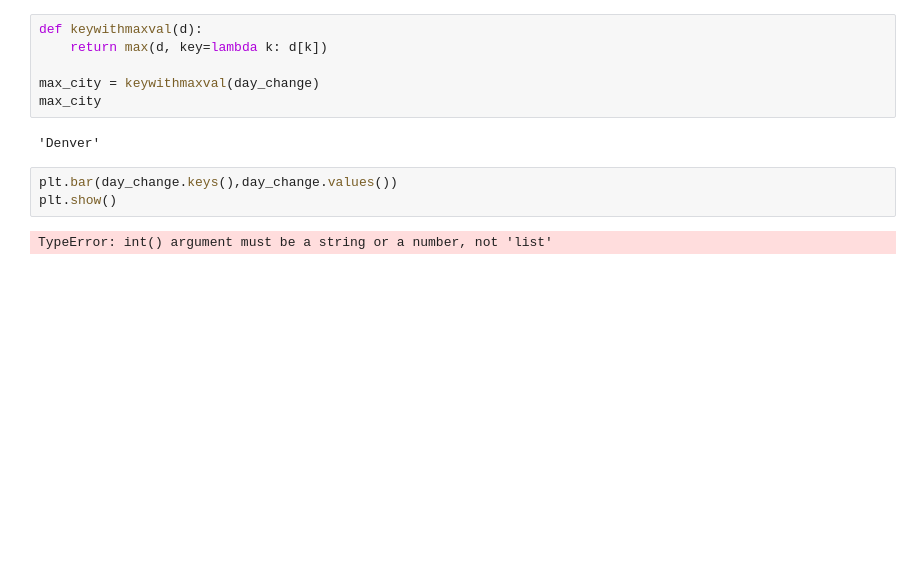
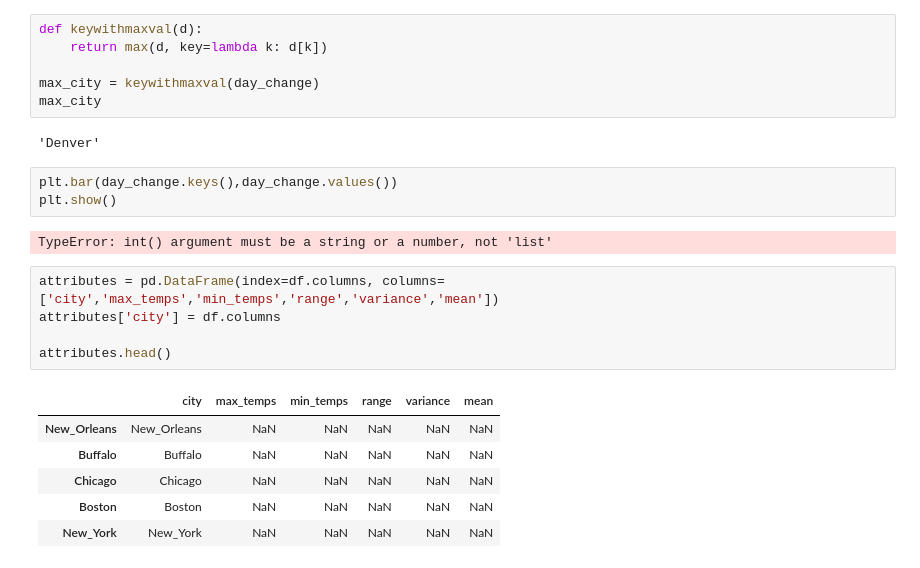
Before and after one commit to jacobmink/Thinkful, a Jupyter notebook: WeatherData.ipynb, the cells around one changed output. Cells and saved outputs as stored; diff of their text form; blank space fills up the shorter version.

```diff
--- a/WeatherData.ipynb
+++ b/WeatherData.ipynb
@@ -178,4 +190,16 @@ plt.bar(day_change.keys(),day_change.values())
 plt.show()
 # %% [output]
 TypeError: int() argument must be a string or a number, not 'list'
+# %%
+attributes = pd.DataFrame(index=df.columns, columns=['city','max_temps','min_temps','range','variance','mean'])
+attributes['city'] = df.columns
+
+attributes.head()
+# %% [output]
+|  | city | max_temps | min_temps | range | variance | mean |
+| New_Orleans | New_Orleans | NaN | NaN | NaN | NaN | NaN |
+| Buffalo | Buffalo | NaN | NaN | NaN | NaN | NaN |
+| Chicago | Chicago | NaN | NaN | NaN | NaN | NaN |
+| Boston | Boston | NaN | NaN | NaN | NaN | NaN |
+| New_York | New_York | NaN | NaN | NaN | NaN | NaN |
 # %%
```
Also changed, not shown: parts of 5 cells of this notebook.
